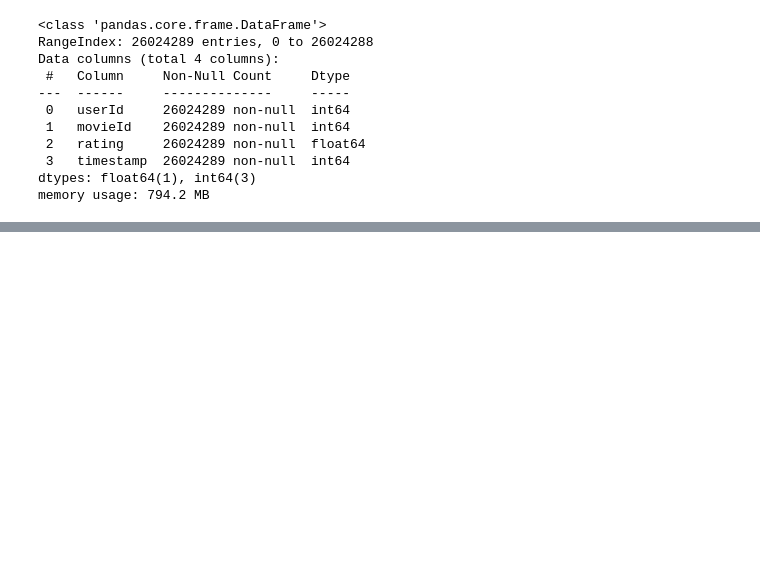
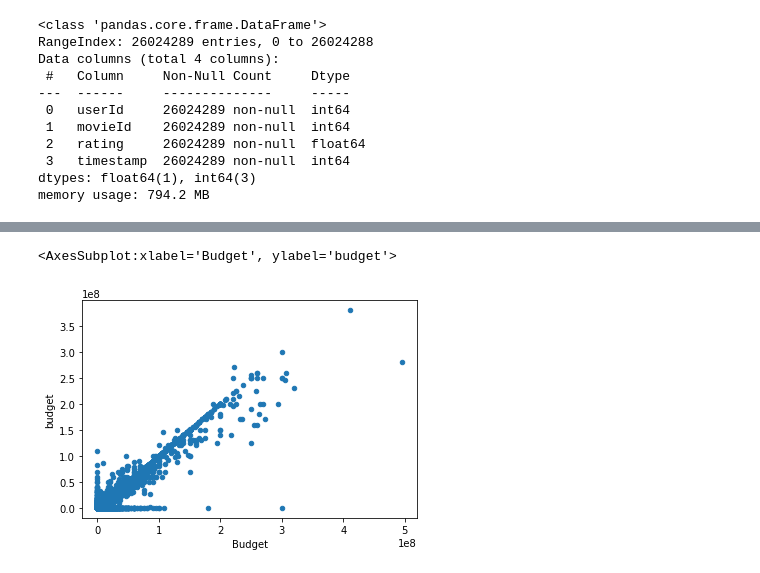
Before and after one commit to asliwinski23/Movies-ETL, a Jupyter notebook: Data Exploration.ipynb, the cells around one changed output, grey strips where cells are left out. Drawn from its saved outputs; the diff is of its cells as text; code cells hidden in the pictures; blank space fills up the shorter version.

```diff
--- a/Data Exploration.ipynb
+++ b/Data Exploration.ipynb
@@ -704,0 +769,6 @@ Name: rating, dtype: float64
+# %%
+# compare the budget data
+movies_df.fillna(0).plot(x='Budget',y='budget', kind='scatter')
+# %% [output]
+<AxesSubplot:xlabel='Budget', ylabel='budget'>
+[figure, added]
```
Also changed, not shown: parts of 31 cells of this notebook.
